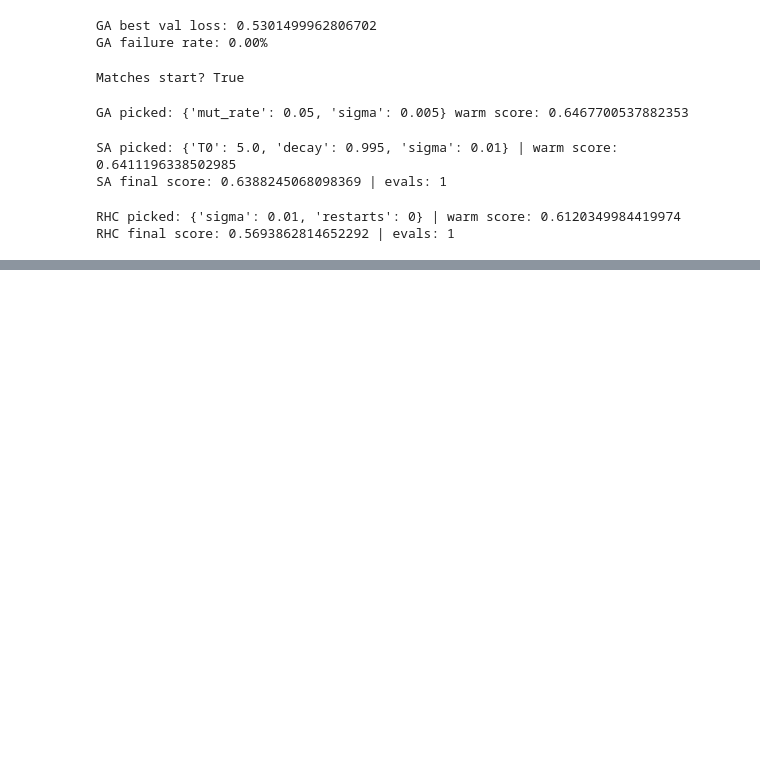
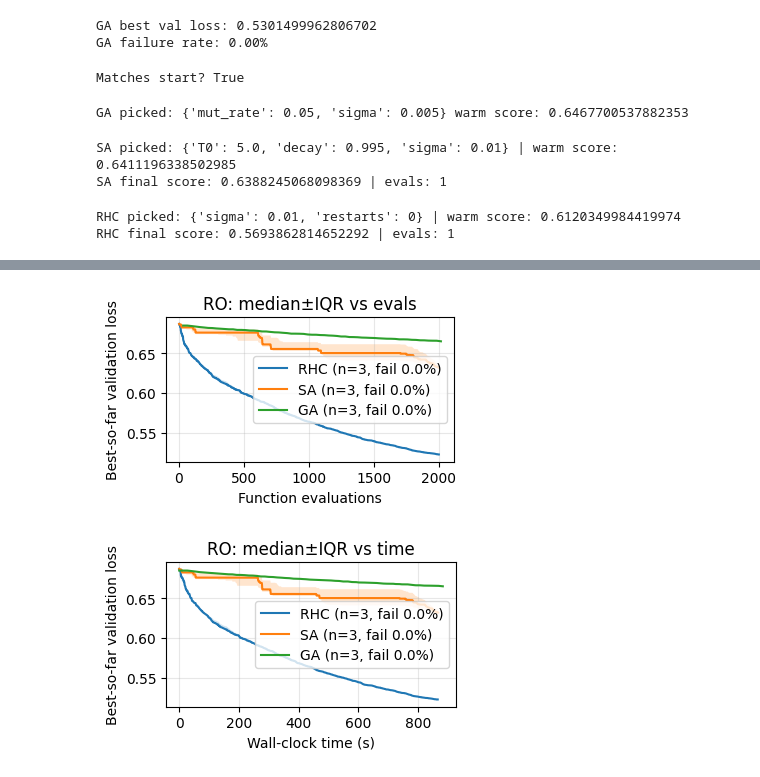
Before and after one commit to DavidGTeklea/BigIdeasFinal, a Jupyter notebook: OL_Hotel_Report.ipynb, the cells around one changed output, grey strips where cells are left out. Cells and saved outputs as stored; diff of their text form; code cells hidden in the pictures; blank space fills up the shorter version.

```diff
--- a/OL_Hotel_Report.ipynb
+++ b/OL_Hotel_Report.ipynb
@@ -1255,0 +1301,70 @@ print("Saved configs → picked_cfgs.pkl; plots → ro_trajectories.(png/pdf)")
+# %%
+k=1
+# Median plots for time and eval
+import os, glob, pickle, numpy as np, matplotlib.pyplot as plt
+
+# --- configs & seeds ---
+picked_rhc = {"sigma":0.01,"restarts":0,"budget":2000,"seed":42}
+picked_sa  = {"sigma":0.01,"T0":5.0,"decay":0.995,"budget":2000,"seed":42}
+picked_ga  = {"pop_size":32,"elite_frac":0.125,"mut_rate":0.05,"sigma":0.005,"generations":2000//32,"seed":42}
+with open("picked_cfgs.pkl","wb") as f: pickle.dump({"RHC":picked_rhc,"SA":picked_sa,"GA":picked_ga}, f)
+
+OUTDIR, SEEDS = "ro_runs", [42,43,44]; os.makedirs(OUTDIR, exist_ok=True)
+S0 = tail_to_vector(model, k).clone()
+run = {
+  "RHC": lambda s: rhc(model,k,val_loader,start_vec=S0.clone(), **{**picked_rhc,"seed":s}),
+  "SA" : lambda s: sa (model,k,val_loader,start_vec=S0.clone(), **{**picked_sa , "seed":s}),
+  "GA" : lambda s: ga (model,k,val_loader,start_vec=S0.clone(), **{**picked_ga , "seed":s}),
+}
+cfg = {"RHC":picked_rhc,"SA":picked_sa,"GA":picked_ga}
+
+def save_run(m, s, res):
+    snap = {"method":m,"seed":int(s),"config":cfg[m],
+            "evals":int(res.get("evals",0)),"failures":int(res.get("failures",0)),
+            "history":[(float(a),float(b)) for a,b,*_ in res.get("history",[])],
+            "time_history":[(float(t),float(b)) for t,b in res.get("time_history",[])] or
+                           ([(float(t),float(b)) for _,b,t in res.get("history",[()]) if t] if res.get("history") and len(res["history"][0])>=3 else None)}
+    with open(os.path.join(OUTDIR, f"{m}_seed{s}.pkl"),"wb") as f: pickle.dump(snap,f)
+
+def load_or_run(m, s):
+    p = os.path.join(OUTDIR, f"{m}_seed{s}.pkl")
+    if os.path.exists(p): return pickle.load(open(p,"rb"))
+    res = run[m](s); save_run(m,s,res); return pickle.load(open(p,"rb"))
+
+def agg(m, x_kind="evals"):
+    snaps = [load_or_run(m,s) for s in SEEDS]
+    series = [("time_history" if x_kind=="time" else "history")]
+    xs = sorted({x for sn in snaps for x,_ in (sn[series[0]] or [])})
+    if not xs: return None
+    X = np.array(xs,float); curves=[]; fails=[]
+    for sn in snaps:
+        H = sn[series[0]] or []
+        if not H: continue
+        hx = np.array([x for x,_ in H],float); hy=np.array([y for _,y in H],float)
+        hy = np.minimum.accumulate(hy)
+        curves.append(np.interp(X,hx,hy,left=hy[0],right=hy[-1]))
+        fails.append(sn["failures"]/max(1,sn["evals"]))
+    if not curves: return None
+    Y=np.vstack(curves); med=np.median(Y,0); q1=np.percentile(Y,25,0); q3=np.percentile(Y,75,0)
+    return X, med, q1, q3, float(np.mean(fails))
+
+def plot_all(x_kind="evals", title="", png="", pdf=""):
+    plt.figure(figsize=(3.8,2.4))
+    for m in ["RHC","SA","GA"]:
+        out = agg(m, x_kind);
+        if not out: continue
+        X,med,q1,q3,fr = out
+        plt.plot(X,med,label=f"{m} (n={len(SEEDS)}, fail {fr:.1%})")
+        plt.fill_between(X,q1,q3,alpha=0.2,linewidth=0)
+    plt.xlabel("Wall-clock time (s)" if x_kind=="time" else "Function evaluations")
+    plt.ylabel("Best-so-far validation loss"); plt.title(title); plt.grid(alpha=0.3); plt.legend()
+    plt.tight_layout();
+    if png: plt.savefig(png,dpi=300,bbox_inches="tight");
+    if pdf: plt.savefig(pdf,bbox_inches="tight");
+    plt.show()
+
+plot_all("evals","RO: median±IQR vs evals","ro_eval.png","ro_eval.pdf")
+plot_all("time" ,"RO: median±IQR vs time" ,"ro_time.png","ro_time.pdf")
+# %% [output]
+[figure, added]
+[figure, added]
```
Also changed, not shown: parts of 23 cells of this notebook.
